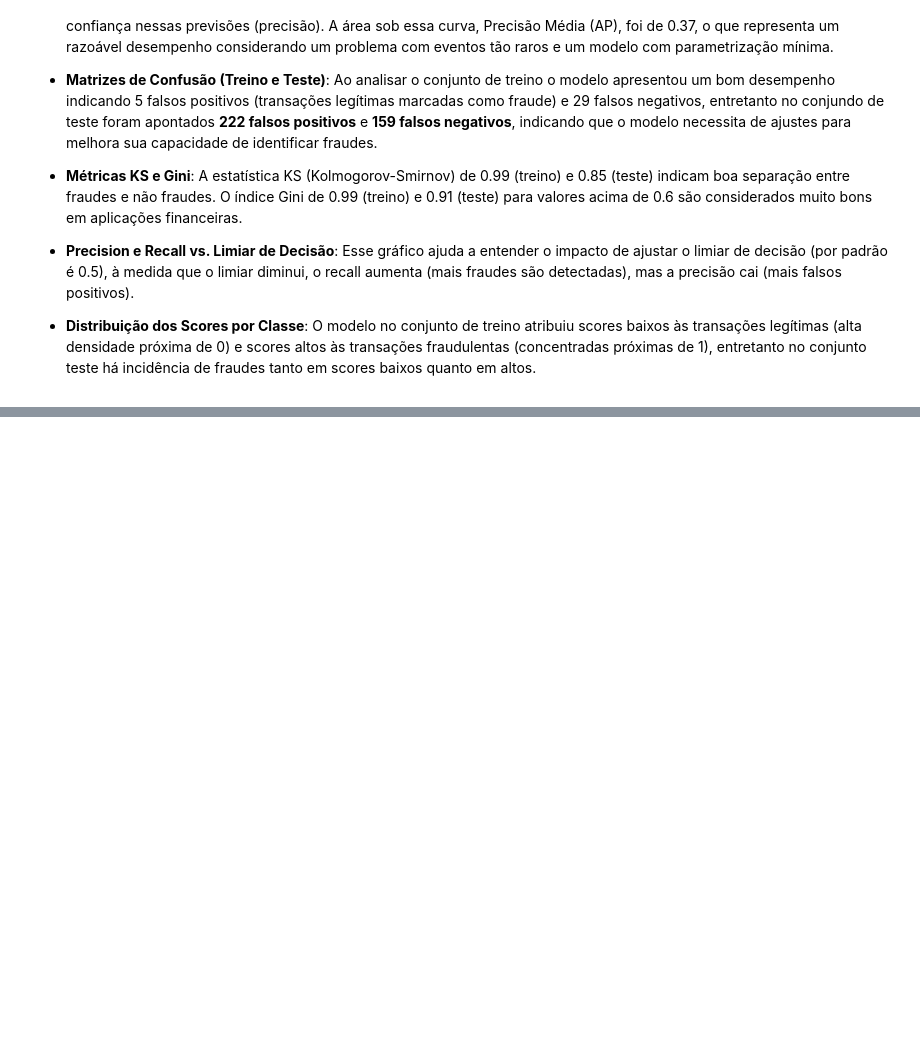
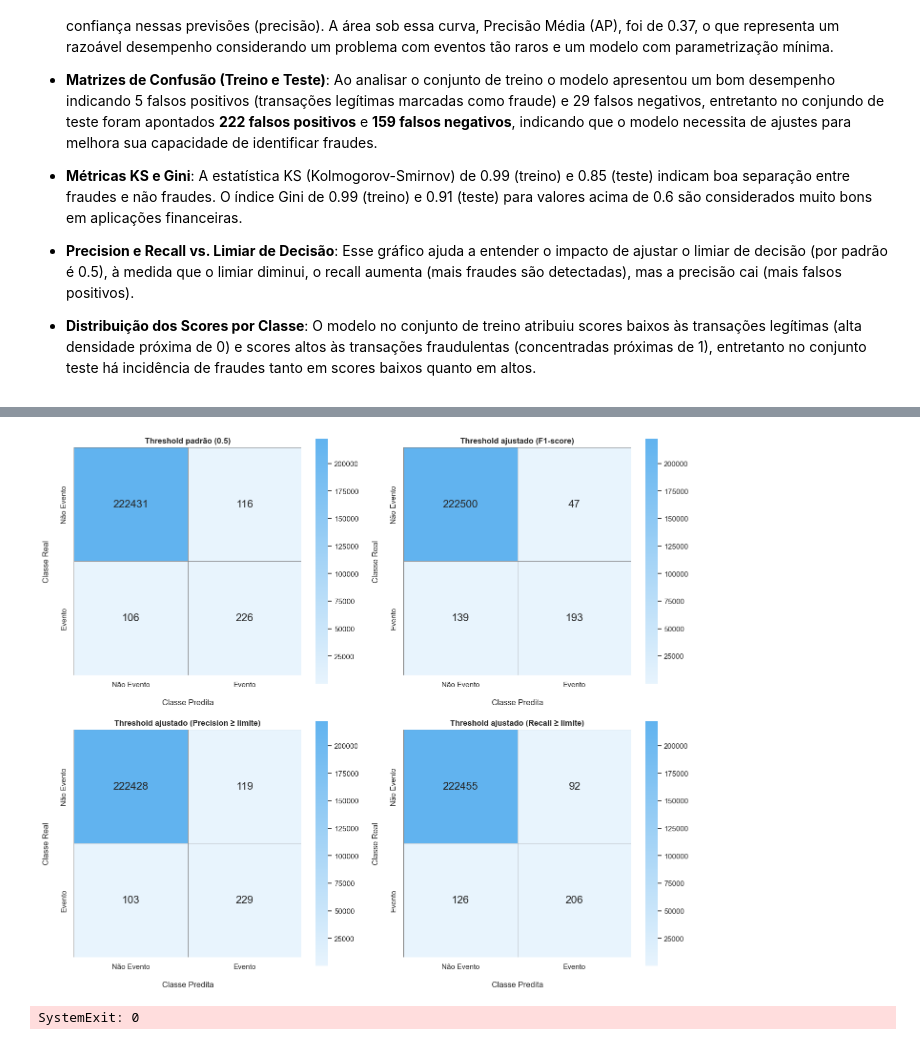
Before and after one commit to emso-exe/Deteccao_de_fraude_em_transacoes_financeiras, a Jupyter notebook: 003_modelagem_preditiva.ipynb, the cells around one changed output, grey strips where cells are left out. Cells and saved outputs as stored; diff of their text form; code cells hidden in the pictures; blank space fills up the shorter version.

```diff
--- a/003_modelagem_preditiva.ipynb
+++ b/003_modelagem_preditiva.ipynb
@@ -772,0 +1030,3 @@ SystemExit: 0
+# %%
+# Executa a avaliação e armazena as predições
+results = evaluate_model_thresholds(best_algorithm_tuned, X_test_processed, y_test, limit_min=0.689)
@@ -772,0 +1097,10 @@ SystemExit: 0
+# %%
+# Passa as predições para a função de plot
+plot_confusion_matrices(y_test, results['default'], results['f1'], results['precision'], results['recall'])
+# %% [output]
+[figure, added]
+# %%
+import sys
+sys.exit(0)  # Interrompe a execução do script após a definição da função
+# %% [output]
+SystemExit: 0
```
Also changed, not shown: parts of 18 cells of this notebook.
